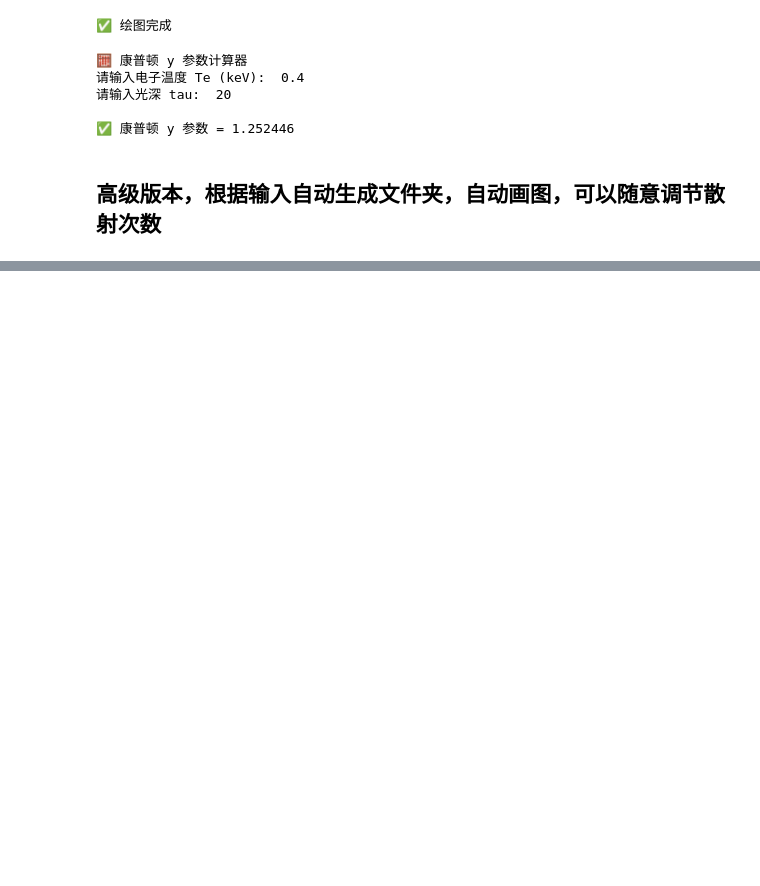
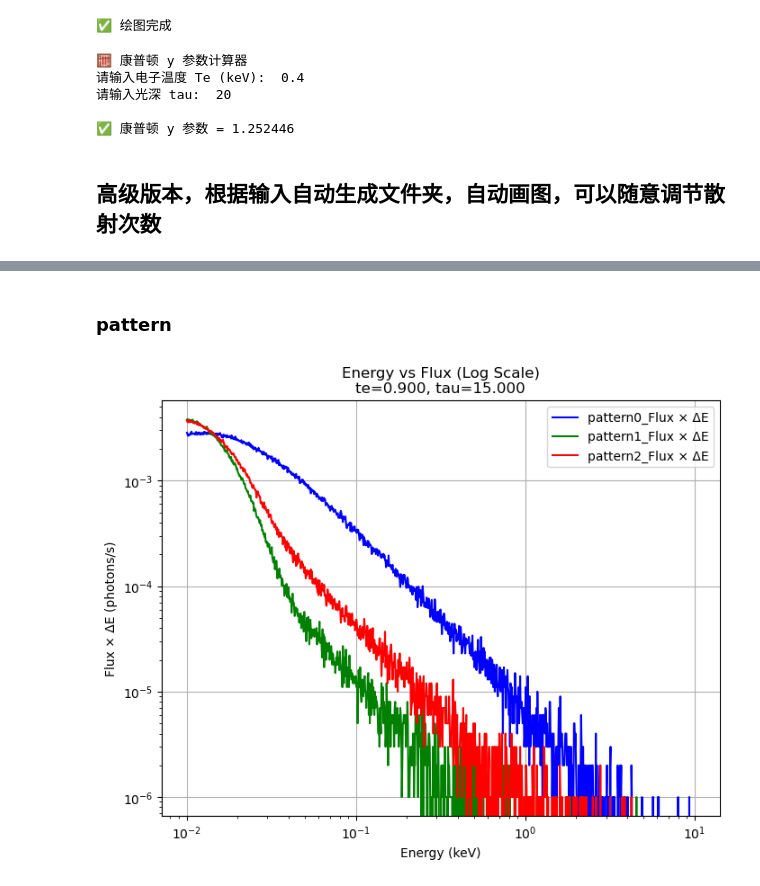
Before and after one commit to renhdw/warmcorona, a Jupyter notebook: Research/warmcom/program/查看高能峰原因.ipynb, the cells around one changed output, grey strips where cells are left out. Saved outputs shown, nothing was run; the diff lists cells and outputs as text; code cells hidden in the pictures; blank space fills up the shorter version.

```diff
--- a/Research/warmcom/program/查看高能峰原因.ipynb
+++ b/Research/warmcom/program/查看高能峰原因.ipynb
@@ -286,0 +495,56 @@ nsca = -400
+# %% [markdown]
+### pattern
+# %%
+
+# ===== 需要加载的 pattern 列表 =====
+patterns = [0, 1, 2]  # 你可以按需增减
+
+data_dict = {}  # 存储数据
+
+# ===== 批量读取 =====
+for pattern in patterns:
+    pattern_dir = os.path.join(
+        f"te_{te_str}_tau_{tau_str}",
+        f"pattern{pattern}",
+        "calspec"
+    )
+
+    en = load_dat_file(os.path.join(base_file_path, pattern_dir, "en.dat"))
+    flux = load_dat_file(os.path.join(base_file_path, pattern_dir, "flux.dat"))
+    de = load_dat_file(os.path.join(base_file_path, pattern_dir, "de.dat"))
+
+    key_name = f"pattern{pattern}"
+    if en is None or flux is None or de is None:
+        print(f"❌ {key_name} 数据加载失败！")
+        continue
+
+    data_dict[key_name] = {
+        "en": en,
+        "flux_de": np.multiply(flux, de)
+    }
+
+# ===== 绘图 =====
+if not data_dict:
+    print("⚠️ 没有数据可绘制")
+else:
+    plt.figure(figsize=(8, 6))
+    colors = ['b', 'g', 'r', 'c', 'm', 'y', 'k']  # 颜色池
+
+    for i, key in enumerate(data_dict):
+        plt.plot(
+            data_dict[key]["en"],
+            data_dict[key]["flux_de"],
+            label=f"{key}_Flux × ΔE",
+            color=colors[i % len(colors)]
+        )
+
+    plt.xlabel("Energy (keV)")
+    plt.ylabel("Flux × ΔE (photons/s)")
+    plt.title(f"Energy vs Flux (Log Scale)\nte={te_str}, tau={tau_str}")
+    plt.xscale("log")
+    plt.yscale("log")
+    plt.grid(True)
+    plt.legend()
+    plt.show()
+# %% [output]
+[figure, added]
```
Also changed, not shown: parts of 6 cells of this notebook, 2 other files.
